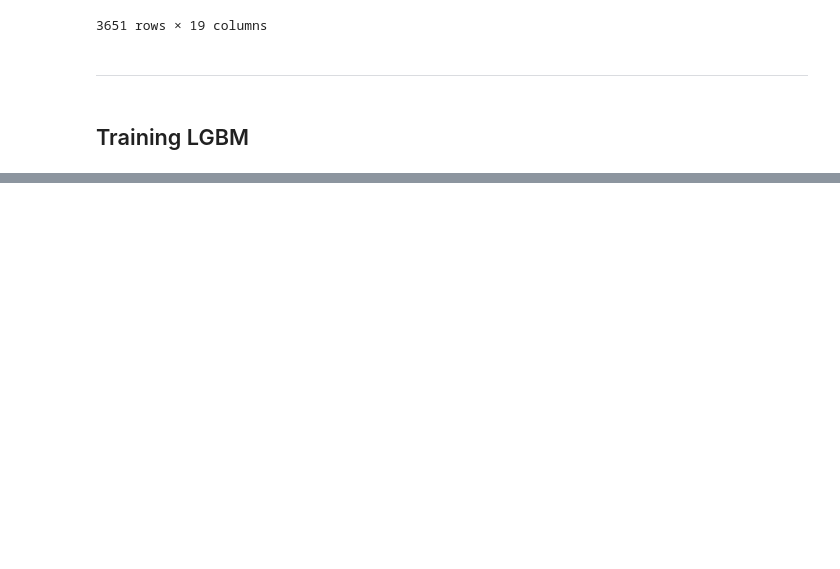
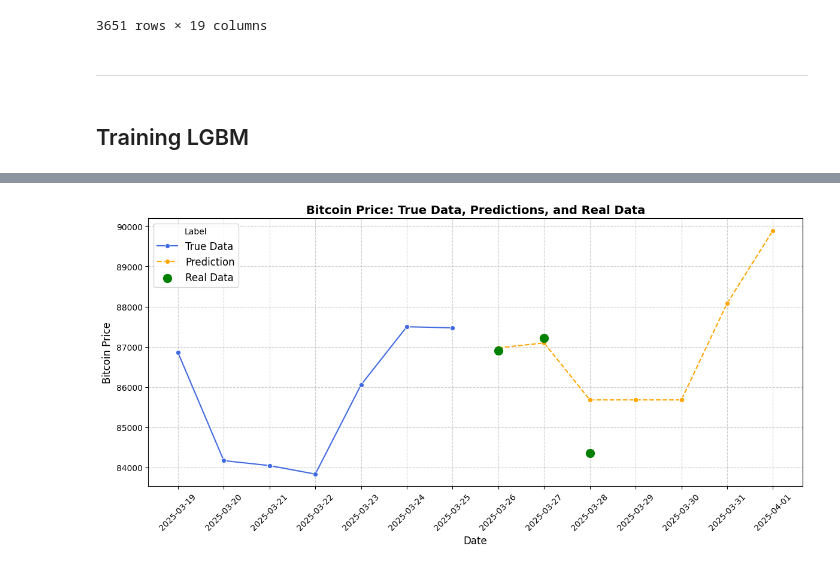
Before and after one commit to FrankAst/Forecast-BTC---DXY---2YR-BY, a Jupyter notebook: notebooks/exploration.ipynb, the cells around one changed output, grey strips where cells are left out. Drawn from its saved outputs; the diff is of its cells as text; code cells hidden in the pictures; blank space fills up the shorter version.

```diff
--- a/notebooks/exploration.ipynb
+++ b/notebooks/exploration.ipynb
@@ -763,0 +1140,54 @@ best_params
+# %%
+# Add a new column for real values with NaN as default
+final_df['real_data'] = np.nan
+
+# Update the real values for the given dates
+real_values = {
+    '2025-03-26': 86904,
+    '2025-03-27': 87218,
+    '2025-03-28': 84361
+}
+
+for date_str, value in real_values.items():
+    date = pd.to_datetime(date_str)
+    final_df.loc[date, 'real_data'] = value
+
+# Ensure the DataFrame is sorted by date
+final_df = final_df.sort_index()
+
+# Create subsets for true and prediction data
+true_df = final_df[final_df['label'] == 'true_data']
+pred_df = final_df[final_df['label'] == 'prediction']
+
+# Create figure and axis
+fig, ax = plt.subplots(figsize=(12, 6))
+
+# Plot true data as a line
+sns.lineplot(data=true_df, x=true_df.index, y='bitcoin_price',
+             label='True Data', marker='o', linestyle='-', color='royalblue', ax=ax)
+
+# Plot prediction data as a dashed line
+sns.lineplot(data=pred_df, x=pred_df.index, y='bitcoin_price',
+             label='Prediction', marker='o', linestyle='--', color='orange', ax=ax)
+
+# Plot real data as scatter points (only on dates where it's available)
+real_dates = final_df.index[~final_df['real_data'].isna()]
+real_values = final_df.loc[real_dates, 'real_data']
+ax.scatter(real_dates, real_values, label='Real Data', color='green', s=100, zorder=5)
+
+# Set x-axis to show all dates
+ax.set_xticks(final_df.index)
+ax.set_xticklabels(final_df.index.strftime('%Y-%m-%d'), rotation=45)
+
+# Customize the chart
+ax.set_title('Bitcoin Price: True Data, Predictions, and Real Data', fontsize=14, fontweight='bold')
+ax.set_xlabel('Date', fontsize=12)
+ax.set_ylabel('Bitcoin Price', fontsize=12)
+ax.grid(True, linestyle='--', alpha=0.6)
+ax.legend(title='Label', fontsize=12)
+plt.tight_layout()
+
+# Show plot
+plt.show()
+# %% [output]
+[figure, added]
```
Also changed, not shown: parts of 22 cells of this notebook, 5 other files.
